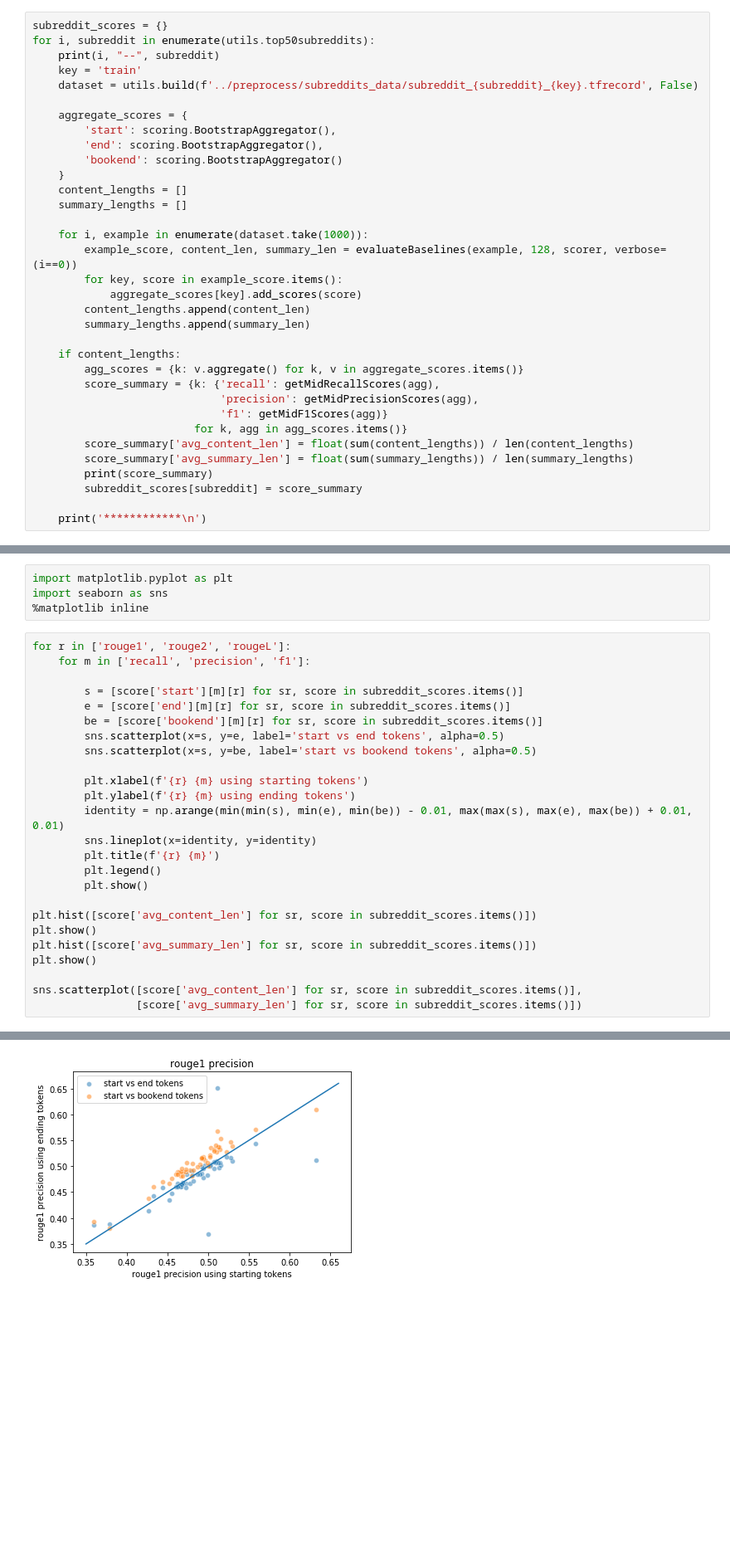
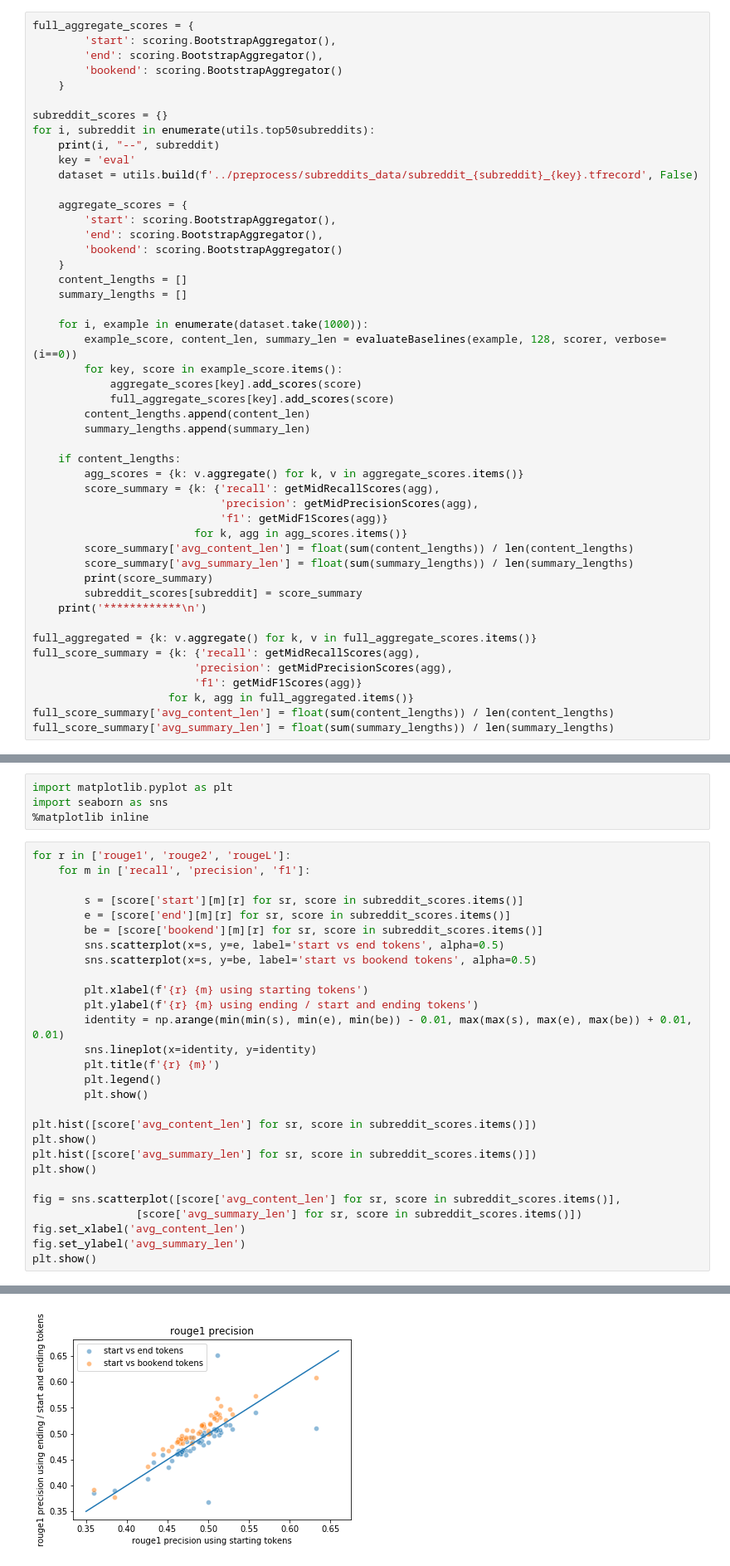
Before and after one commit to skylerroh/tldr-reddit-summarization, a Jupyter notebook: eda/Baseline_ROUGE.ipynb, the cells around one changed output, grey strips where cells are left out. Shown: that part at 83% size. Saved outputs shown, nothing was run; the diff lists cells and outputs as text; blank space fills up the shorter version.

```diff
--- a/eda/Baseline_ROUGE.ipynb
+++ b/eda/Baseline_ROUGE.ipynb
@@ -71,10 +71,16 @@ def getMidF1Scores(aggregate_scores):
 def getMidPrecisionScores(aggregate_scores):
     return {r: scores.mid.precision for r, scores in aggregate_scores.items()}
 # %%
+full_aggregate_scores = {
+        'start': scoring.BootstrapAggregator(),
+        'end': scoring.BootstrapAggregator(),
+        'bookend': scoring.BootstrapAggregator()
+    }
+
 subreddit_scores = {}
 for i, subreddit in enumerate(utils.top50subreddits):
     print(i, "--", subreddit)
-    key = 'train'
+    key = 'eval'
     dataset = utils.build(f'../preprocess/subreddits_data/subreddit_{subreddit}_{key}.tfrecord', False)
 
     aggregate_scores = {
@@ -89,6 +95,7 @@ for i, subreddit in enumerate(utils.top50subreddits):
         example_score, content_len, summary_len = evaluateBaselines(example, 128, scorer, verbose=(i==0))
         for key, score in example_score.items():
             aggregate_scores[key].add_scores(score)
+            full_aggregate_scores[key].add_scores(score)
         content_lengths.append(content_len)
         summary_lengths.append(summary_len)
 
@@ -102,7 +109,14 @@ for i, subreddit in enumerate(utils.top50subreddits):
         score_summary['avg_summary_len'] = float(sum(summary_lengths)) / len(summary_lengths)
         print(score_summary)
         subreddit_scores[subreddit] = score_summary
+    print('************\n')
 
-    print('************\n')
+full_aggregated = {k: v.aggregate() for k, v in full_aggregate_scores.items()}
+full_score_summary = {k: {'recall': getMidRecallScores(agg),
+                         'precision': getMidPrecisionScores(agg),
+                         'f1': getMidF1Scores(agg)}
+                     for k, agg in full_aggregated.items()}
+full_score_summary['avg_content_len'] = float(sum(content_lengths)) / len(content_lengths)
+full_score_summary['avg_summary_len'] = float(sum(summary_lengths)) / len(summary_lengths)
 # %% [output]
 0 -- AskReddit
@@ -137,7 +151,7 @@ for r in ['rouge1', 'rouge2', 'rougeL']:
         sns.scatterplot(x=s, y=be, label='start vs bookend tokens', alpha=0.5)
 
         plt.xlabel(f'{r} {m} using starting tokens')
-        plt.ylabel(f'{r} {m} using ending tokens')
+        plt.ylabel(f'{r} {m} using ending / start and ending tokens')
         identity = np.arange(min(min(s), min(e), min(be)) - 0.01, max(max(s), max(e), max(be)) + 0.01, 0.01)
         sns.lineplot(x=identity, y=identity)
         plt.title(f'{r} {m}')
@@ -149,6 +163,9 @@ plt.show()
 plt.hist([score['avg_summary_len'] for sr, score in subreddit_scores.items()])
 plt.show()
 
-sns.scatterplot([score['avg_content_len'] for sr, score in subreddit_scores.items()],
+fig = sns.scatterplot([score['avg_content_len'] for sr, score in subreddit_scores.items()],
                 [score['avg_summary_len'] for sr, score in subreddit_scores.items()])
+fig.set_xlabel('avg_content_len')
+fig.set_ylabel('avg_summary_len')
+plt.show()
 # %% [output]
@@ -156 +173 @@ sns.scatterplot([score['avg_content_len'] for sr, score in subreddit_scores.item
-[figure, old version]
+[figure, new version]
```
Also changed, not shown: parts of 5 cells of this notebook, 1 other file.
